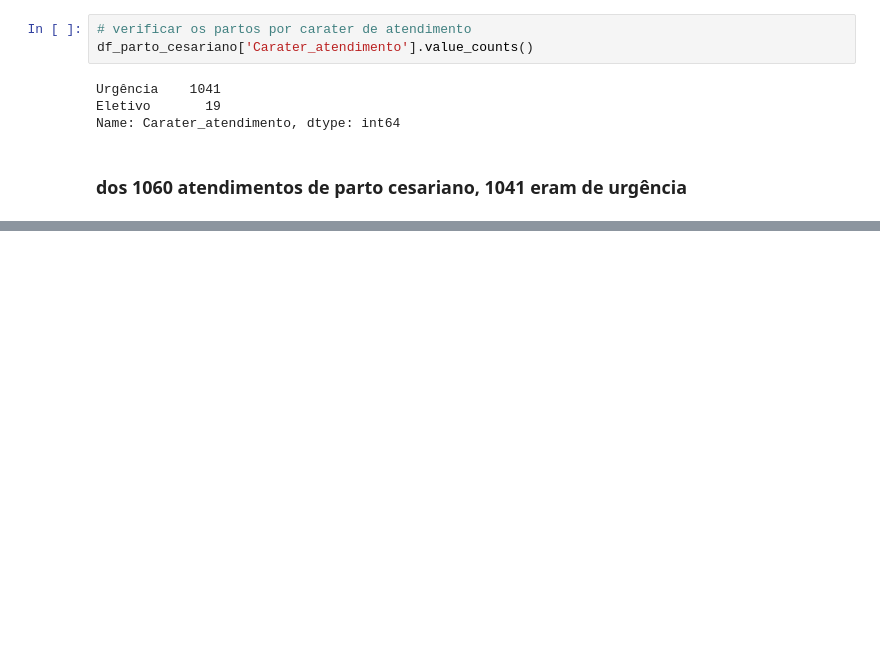
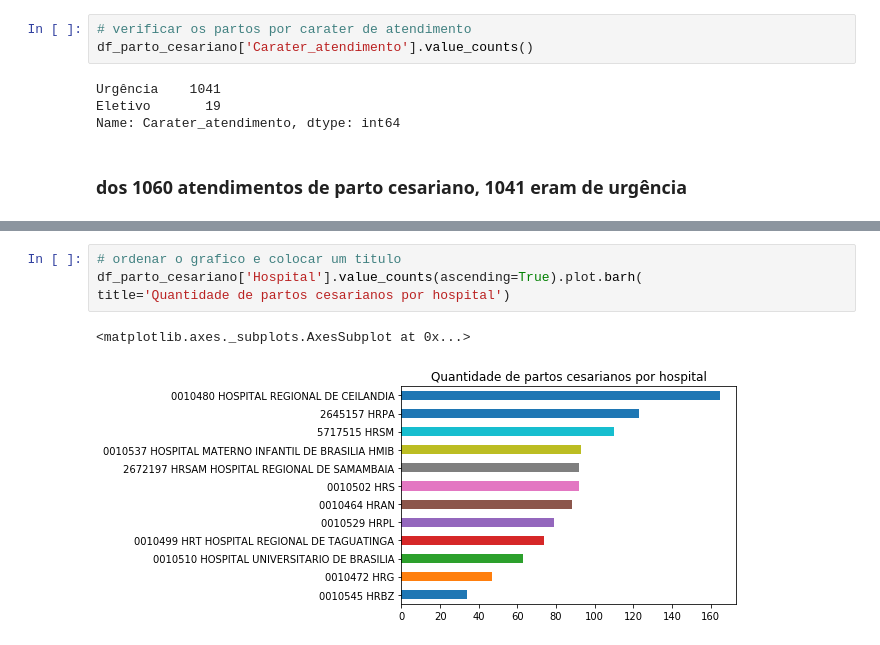
Before and after one commit to Jandersolutions/DataScience, a Jupyter notebook: csv_cirurgias.ipynb, the cells around one changed output, grey strips where cells are left out. Saved outputs shown, nothing was run; the diff lists cells and outputs as text; blank space fills up the shorter version.

```diff
--- a/csv_cirurgias.ipynb
+++ b/csv_cirurgias.ipynb
@@ -447,0 +496,7 @@ Name: Carater_atendimento, dtype: int64
+# %%
+# ordenar o grafico e colocar um titulo
+df_parto_cesariano['Hospital'].value_counts(ascending=True).plot.barh(
+title='Quantidade de partos cesarianos por hospital')
+# %% [output]
+<matplotlib.axes._subplots.AxesSubplot at 0x...>
+[figure, added]
```
Also changed, not shown: parts of 6 cells of this notebook.
